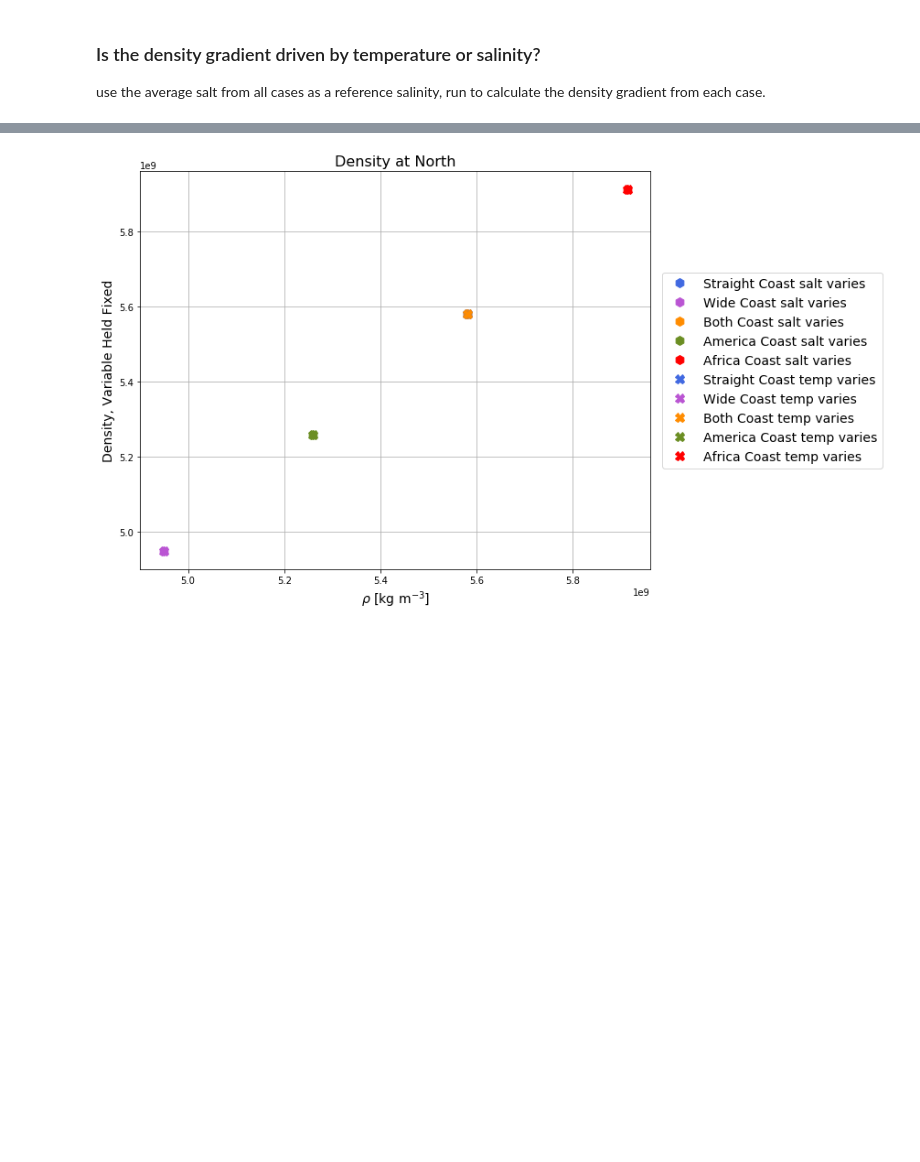
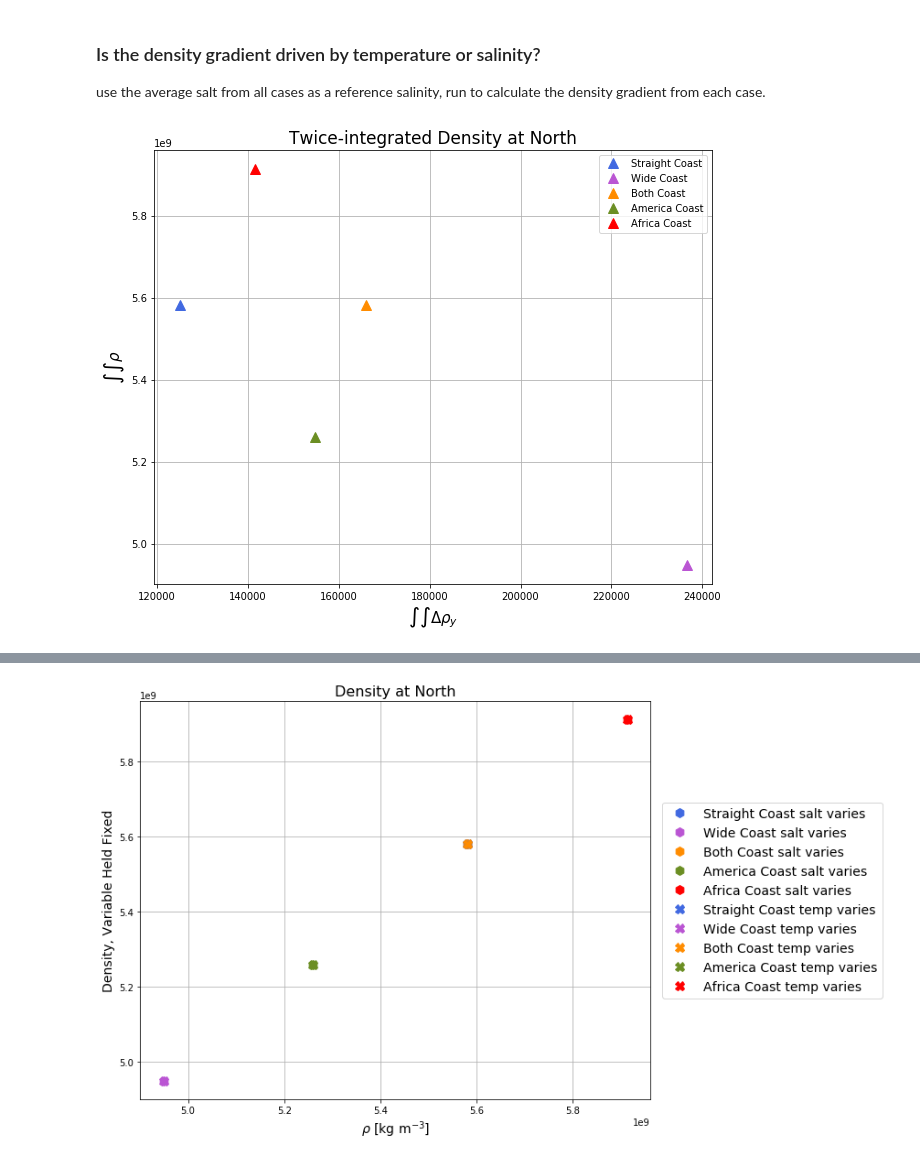
Before and after one commit to s-ragen/AQUA_CODE, a Jupyter notebook: scalings_wright_eos-Copy1.ipynb, the cells around one changed output, grey strips where cells are left out. Cells and saved outputs as stored; diff of their text form; code cells hidden in the pictures; blank space fills up the shorter version.

Commit message:
looking at twice-integrated density

```diff
--- a/scalings_wright_eos-Copy1.ipynb
+++ b/scalings_wright_eos-Copy1.ipynb
@@ -1550,3 +1552,93 @@ rho_s_dint_salt_am = rho_salt_south_dint_am.sel(zl=Psi_max_depth_am)
 
 rho_salt_south_dint_af, rho_salt_s_dint_af_zl = double_integration(rho_salt_south_af, Lx_af)
 rho_s_dint_salt_af = rho_salt_south_dint_af.sel(zl=Psi_max_depth_af)
+# %%
+fig, ax = plt.subplots(figsize=(10,8))
+ax.plot(rho_north_dint_straight-rho_south_dint_straight, rho_north_dint_straight, '^',
+        label='{}'.format(case_straight), color='royalblue', markersize=10)
+ax.plot(rho_north_dint_wide-rho_south_dint_wide, rho_north_dint_wide, '^',
+        label='{}'.format(case_wide), color='mediumorchid', markersize=10)
+ax.plot(rho_north_dint_both-rho_south_dint_both, rho_north_dint_both, '^',
+        label='{}'.format(case_both), color='darkorange', markersize=10)
+ax.plot(rho_north_dint_am-rho_south_dint_am, rho_north_dint_am, '^',
+        label='{}'.format(case_am), color='olivedrab', markersize=10)
+ax.plot(rho_north_dint_af-rho_south_dint_af, rho_north_dint_af, '^',
+        label='{}'.format(case_af), color='r', markersize=10)
+plt.legend(); plt.grid()
+plt.ylabel(r'$\int \int \rho$', fontsize=15)
+plt.xlabel(r'$\int \int \Delta \rho_y$', fontsize=15)
+plt.title('Twice-integrated Density at North', fontsize=17)
+plt.show()
+
+
+
+fig, ax = plt.subplots(figsize=(10,8))
+ax.plot(rho_north_dint_straight-rho_south_dint_straight, rho_south_dint_straight, 'v',
+        label='{}'.format(case_straight), color='royalblue', markersize=10)
+ax.plot(rho_north_dint_wide-rho_south_dint_wide, rho_south_dint_wide, 'v',
+        label='{}'.format(case_wide), color='mediumorchid', markersize=10)
+ax.plot(rho_north_dint_both-rho_south_dint_both, rho_south_dint_both, 'v',
+        label='{}'.format(case_both), color='darkorange', markersize=10)
+ax.plot(rho_north_dint_am-rho_south_dint_am, rho_south_dint_am, 'v',
+        label='{}'.format(case_am), color='olivedrab', markersize=10)
+ax.plot(rho_north_dint_af-rho_south_dint_af, rho_south_dint_af, 'v',
+        label='{}'.format(case_af), color='r', markersize=10)
+plt.legend(); plt.grid()
+plt.ylabel(r'$\int \int \rho$', fontsize=15)
+plt.xlabel(r'$\int \int \Delta \rho_y$', fontsize=15)
+plt.title('Twice-integrated Density at South', fontsize=17)
+plt.show()
+
+
+mod = 1.5e5
+
+fig, ax = plt.subplots(ncols=5, figsize=(22,5))
+
+ax[0].plot(rho_north_dint_straight-rho_south_dint_straight, rho_north_dint_straight, '^',
+        label='{}'.format(case_straight), color='royalblue', markersize=10)
+ax[0].plot(rho_north_dint_straight-rho_south_dint_straight, rho_south_dint_straight, 'v',
+        label='{}'.format(case_straight), color='royalblue', markersize=10)
+# ax[0].set_ylim([5.5806e9, 5.5814e9])
+ax[0].set_ylim([(rho_north_dint_straight+rho_south_dint_straight)/2 - mod,
+                (rho_north_dint_straight+rho_south_dint_straight)/2 + mod])
+
+ax[1].plot(rho_north_dint_wide-rho_south_dint_wide, rho_north_dint_wide, '^',
+        label='{}'.format(case_wide), color='mediumorchid', markersize=10)
+ax[1].plot(rho_north_dint_wide-rho_south_dint_wide, rho_south_dint_wide, 'v',
+        label='{}'.format(case_wide), color='mediumorchid', markersize=10)
+# ax[1].set_ylim([4.9481e9, 4.9489e9])
+ax[1].set_ylim([(rho_north_dint_wide+rho_south_dint_wide)/2 - mod,
+                (rho_north_dint_wide+rho_south_dint_wide)/2 + mod])
+
+ax[2].plot(rho_north_dint_both-rho_south_dint_both, rho_north_dint_both, '^',
+        label='{}'.format(case_both), color='darkorange', markersize=10)
+ax[2].plot(rho_north_dint_both-rho_south_dint_both, rho_south_dint_both, 'v',
+        label='{}'.format(case_both), color='darkorange', markersize=10)
+# ax[2].set_ylim([5.5806e9, 5.5814e9])
+ax[2].set_ylim([(rho_north_dint_both+rho_south_dint_both)/2 - mod,
+                (rho_north_dint_both+rho_south_dint_both)/2 + mod])
+
+ax[3].plot(rho_north_dint_am-rho_south_dint_am, rho_north_dint_am, '^',
+        label='{}'.format(case_am), color='olivedrab', markersize=10)
+ax[3].plot(rho_north_dint_am-rho_south_dint_am, rho_south_dint_am, 'v',
+        label='{}'.format(case_am), color='olivedrab', markersize=10)
+# ax[3].set_ylim([5.2591e9, 5.2599e9])
+ax[3].set_ylim([(rho_north_dint_am+rho_south_dint_am)/2 - mod,
+                (rho_north_dint_am+rho_south_dint_am)/2 + mod])
+
+ax[4].plot(rho_north_dint_af-rho_south_dint_af, rho_north_dint_af, '^',
+        label='{}'.format(case_af), color='r', markersize=10)
+ax[4].plot(rho_north_dint_af-rho_south_dint_af, rho_south_dint_af, 'v',
+        label='{}'.format(case_af), color='r', markersize=10)
+# ax[4].set_ylim([5.9124e9, 5.9132e9])
+ax[4].set_ylim([(rho_north_dint_af+rho_south_dint_af)/2 - mod,
+                (rho_north_dint_af+rho_south_dint_af)/2 + mod])
+
+for i in range(5):
+    ax[i].ticklabel_format(useOffset=False)
+    ax[i].xaxis.set_major_locator(plt.MaxNLocator(1))
+
+fig.tight_layout()
+plt.show()
+# %% [output]
+[figure, added]
```
Also changed, not shown: parts of 6 cells of this notebook.
